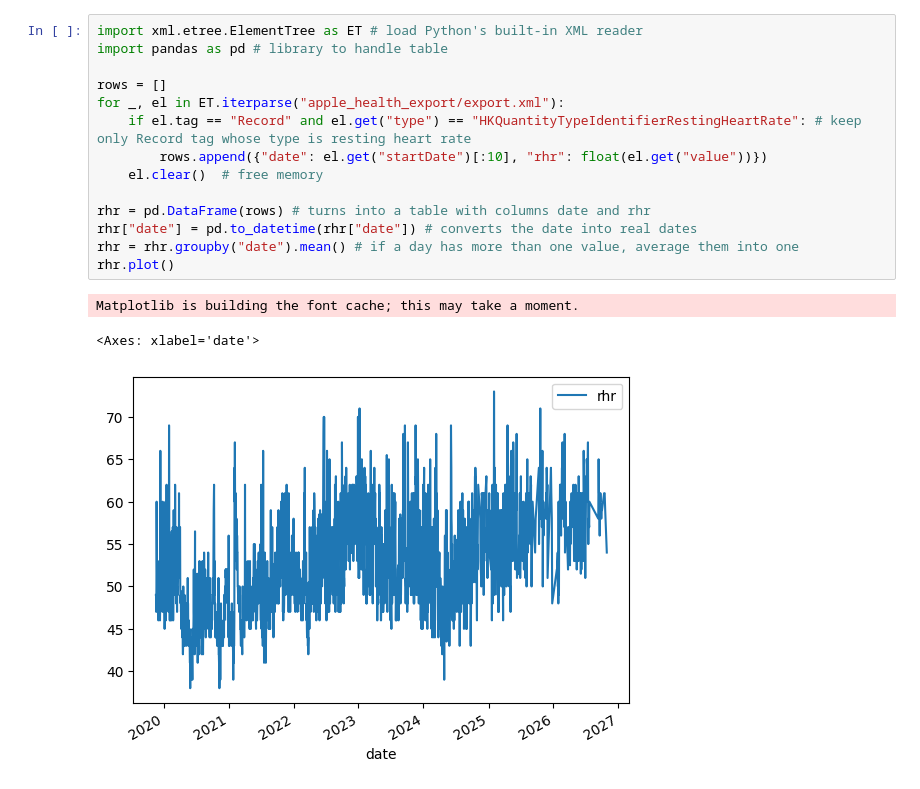
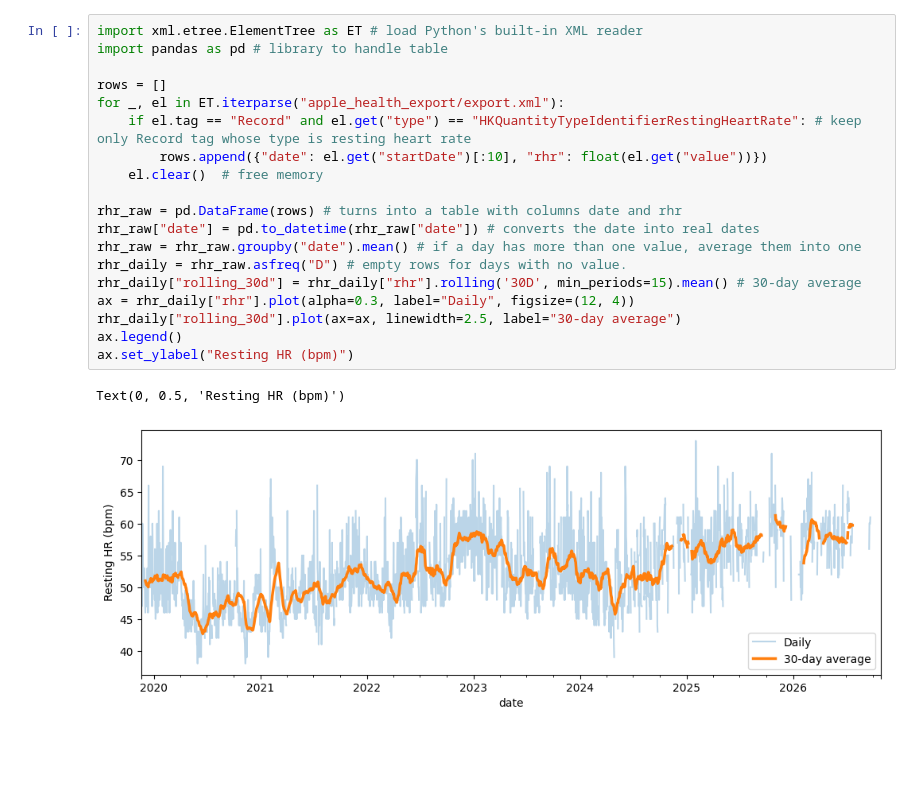
Before and after one commit to shiorissk/health-recovery, a Jupyter notebook: 01_parse.ipynb, the cells around one changed output. Saved outputs shown, nothing was run; the diff lists cells and outputs as text; blank space fills up the shorter version.

Commit message:
add 30-day average chart

```diff
--- a/01_parse.ipynb
+++ b/01_parse.ipynb
@@ -1,21 +1,25 @@
 # %%
 import xml.etree.ElementTree as ET # load Python's built-in XML reader
 import pandas as pd # library to handle table
 
 rows = []
 for _, el in ET.iterparse("apple_health_export/export.xml"):
     if el.tag == "Record" and el.get("type") == "HKQuantityTypeIdentifierRestingHeartRate": # keep only Record tag whose type is resting heart rate
         rows.append({"date": el.get("startDate")[:10], "rhr": float(el.get("value"))})
     el.clear()  # free memory
 
-rhr = pd.DataFrame(rows) # turns into a table with columns date and rhr
-rhr["date"] = pd.to_datetime(rhr["date"]) # converts the date into real dates
-rhr = rhr.groupby("date").mean() # if a day has more than one value, average them into one
-rhr.plot()
+rhr_raw = pd.DataFrame(rows) # turns into a table with columns date and rhr
+rhr_raw["date"] = pd.to_datetime(rhr_raw["date"]) # converts the date into real dates
+rhr_raw = rhr_raw.groupby("date").mean() # if a day has more than one value, average them into one
+rhr_daily = rhr_raw.asfreq("D") # empty rows for days with no value.
+rhr_daily["rolling_30d"] = rhr_daily["rhr"].rolling('30D', min_periods=15).mean() # 30-day average
+ax = rhr_daily["rhr"].plot(alpha=0.3, label="Daily", figsize=(12, 4))
+rhr_daily["rolling_30d"].plot(ax=ax, linewidth=2.5, label="30-day average")
+ax.legend()
+ax.set_ylabel("Resting HR (bpm)")
 # %% [output]
-Matplotlib is building the font cache; this may take a moment.
+Text(0, 0.5, 'Resting HR (bpm)')
-<Axes: xlabel='date'>
-[figure, old version]
+[figure, new version]
 # %%
 import xml.etree.ElementTree as ET # load Python's built-in XML reader
 import pandas as pd # library to handle table
```
Also changed, not shown: parts of 1 cell of this notebook.
